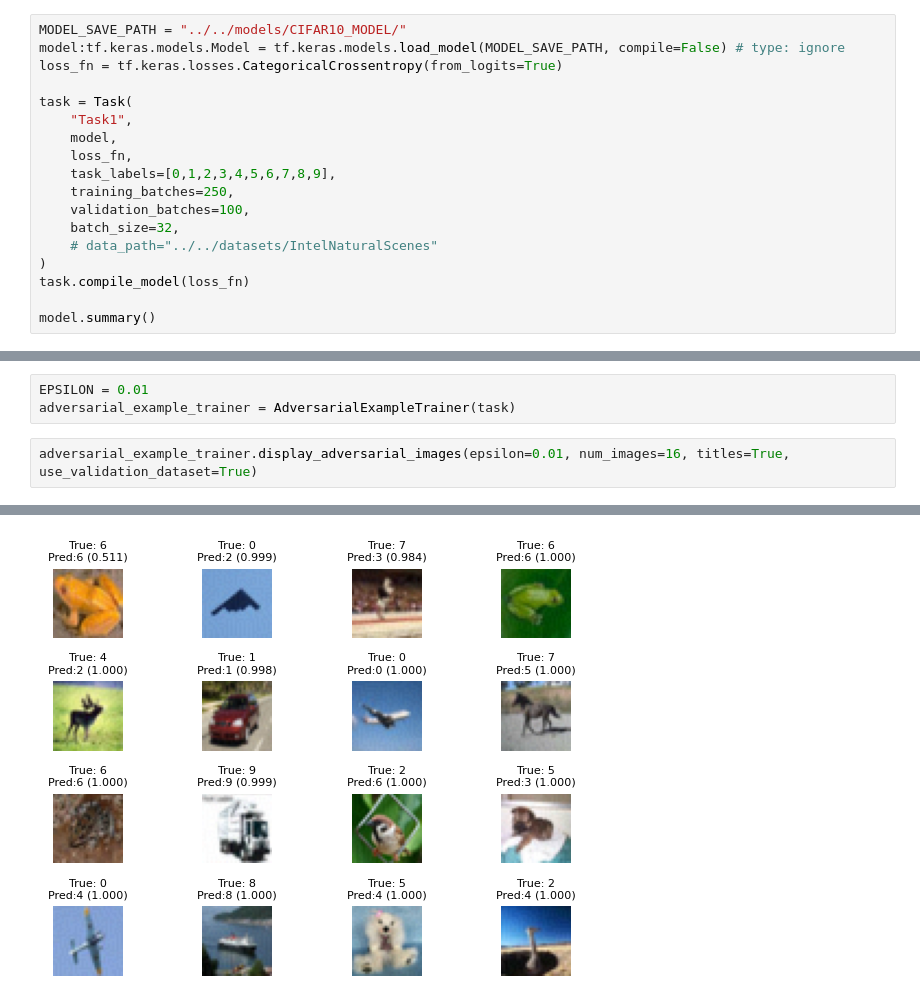
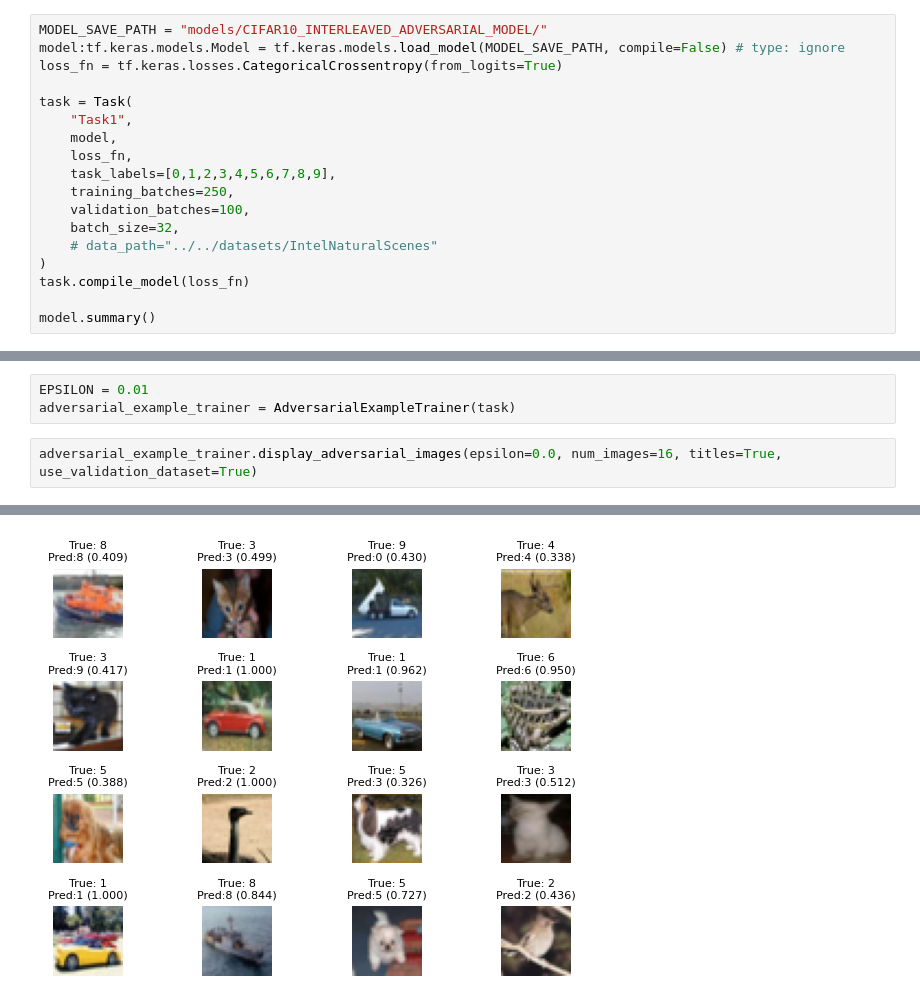
Before and after one commit to hmcalister/Tensorflow-Intepretability-Project, a Jupyter notebook: examples/AdversarialTraining/AdversarialExamples.ipynb, the cells around one changed output, grey strips where cells are left out. Cells and saved outputs as stored; diff of their text form.

```diff
--- a/examples/AdversarialTraining/AdversarialExamples.ipynb
+++ b/examples/AdversarialTraining/AdversarialExamples.ipynb
@@ -15,5 +15,5 @@ print(tf.config.list_physical_devices('GPU'))
 # %%
-MODEL_SAVE_PATH = "../../models/CIFAR10_MODEL/"
+MODEL_SAVE_PATH = "models/CIFAR10_INTERLEAVED_ADVERSARIAL_MODEL/"
 model:tf.keras.models.Model = tf.keras.models.load_model(MODEL_SAVE_PATH, compile=False) # type: ignore
 loss_fn = tf.keras.losses.CategoricalCrossentropy(from_logits=True)
 
@@ -52,5 +52,5 @@ _________________________________________________________________
 EPSILON = 0.01
 adversarial_example_trainer = AdversarialExampleTrainer(task)
 # %%
-adversarial_example_trainer.display_adversarial_images(epsilon=0.01, num_images=16, titles=True, use_validation_dataset=True)
+adversarial_example_trainer.display_adversarial_images(epsilon=0.0, num_images=16, titles=True, use_validation_dataset=True)
 # %% [output]
@@ -64,4 +57,4 @@ WARNING:matplotlib.image:Clipping input data to the valid range for imshow with
-[figure, old version]
+[figure, new version]
 # %%
 adversarial_example_trainer.display_adversarial_images(EPSILON, 16, True)
 maximal_class_activations(model)
```
Also changed, not shown: parts of 6 cells of this notebook, 9 other files.
